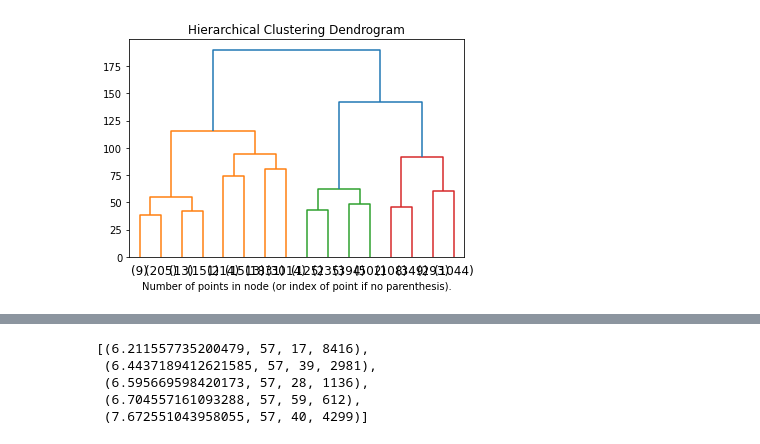
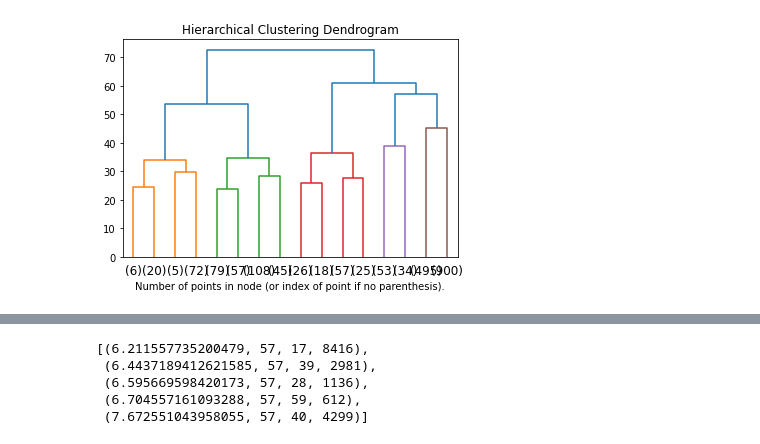
Before and after one commit to Noman08/Noman08-Master-thesis-p2v-, a Jupyter notebook: complaints_d2v.ipynb, the cells around one changed output, grey strips where cells are left out. Saved outputs shown, nothing was run; the diff lists cells and outputs as text; code cells hidden in the pictures.

Commit message:
update complaint

```diff
--- a/complaints_d2v.ipynb
+++ b/complaints_d2v.ipynb
@@ -32,0 +15,6 @@ df.tail(10)
+# %%
+df = pd.read_csv('Consumer_Complaints.csv')
+df = df[['Consumer Complaint','Product']]
+df = df[pd.notnull(df['Consumer Complaint'])]
+df.rename(columns = {'Consumer Complaint':'narrative'}, inplace = True)
+df.tail(10)
@@ -50,5 +50,7 @@ df.head(100)
 100 rows × 2 columns
 # %%
-dff = df.iloc[
-    0:10000,
-]
+# dff = df.iloc[
+#     0:10000,
+# ]
+dff = df.sample(n = 2000)
+dff.to_csv('Compressed_complaint.csv')
@@ -255,16 +257,16 @@ def plot_dendrogram(model, **kwargs):
 
 
 # setting distance_threshold=0 ensures we compute the full tree.
-model1 = AgglomerativeClustering(distance_threshold=0, n_clusters=None)
+modelCluster = AgglomerativeClustering(distance_threshold=0, n_clusters=None)
 
-model1 = model1.fit(X)
+modelCluster = modelCluster.fit(X)
 # %%
 plt.title("Hierarchical Clustering Dendrogram")
 # plot the top three levels of the dendrogram
-plot_dendrogram(model, truncate_mode="level", p=3)
+plot_dendrogram(modelCluster, truncate_mode="level", p=3)
 plt.xlabel("Number of points in node (or index of point if no parenthesis).")
 plt.show()
 # %% [output]
-[figure, old version]
+[figure, new version]
 # %%
 # setting distance_threshold=0 ensures we compute the full tree.
```
Also changed, not shown: parts of 37 cells of this notebook, 2 other files.
